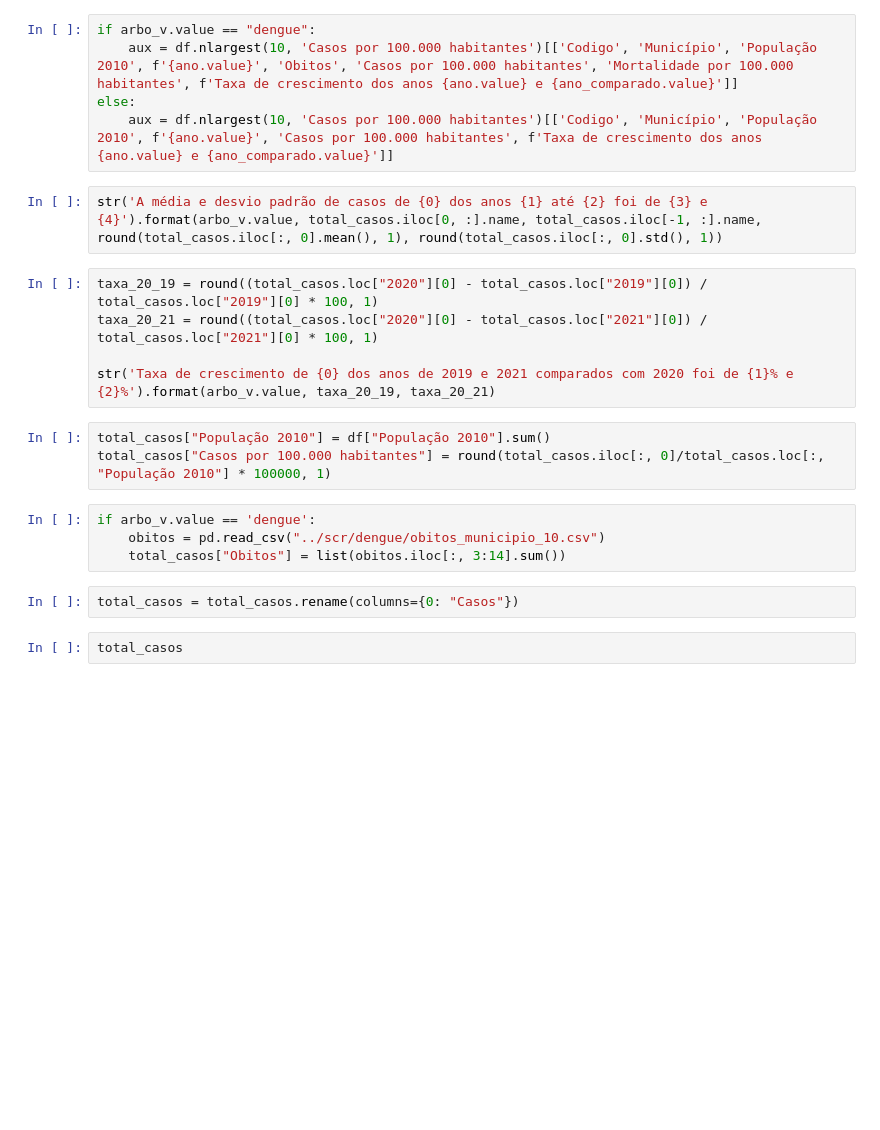
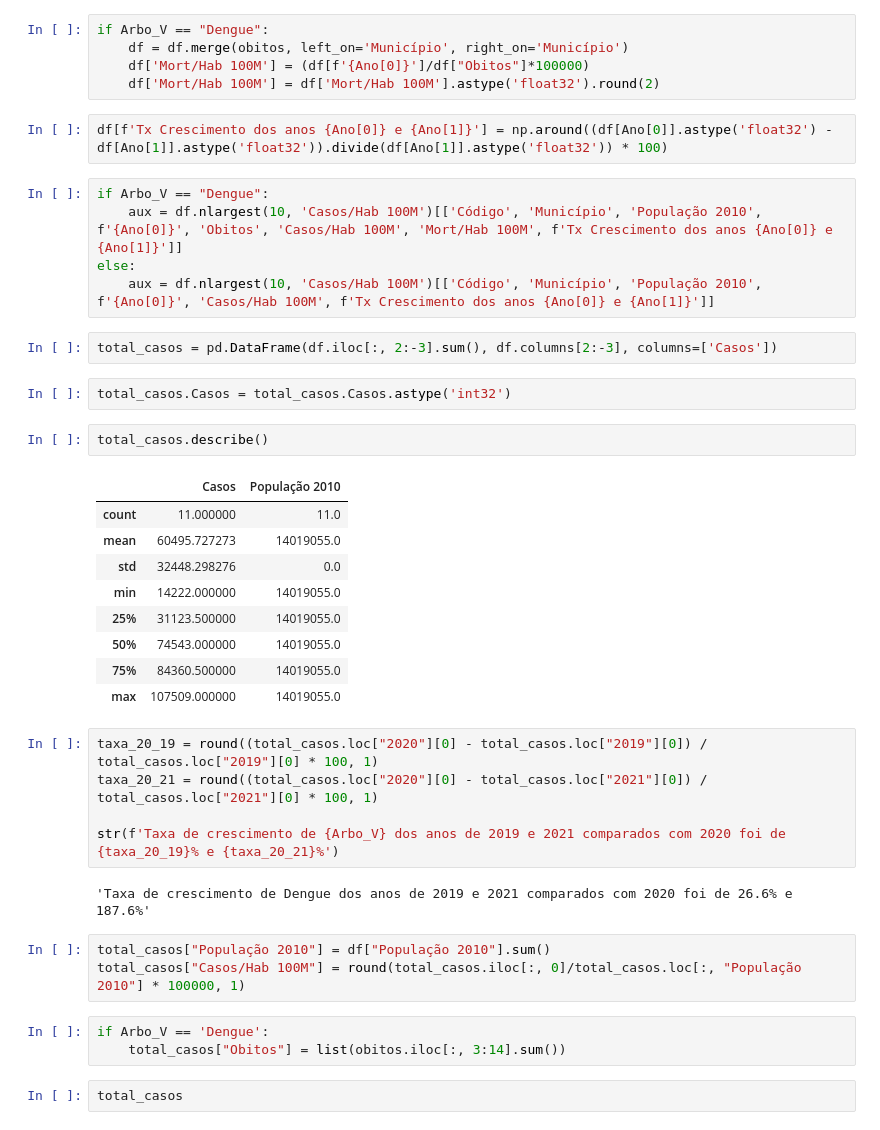
Before and after one commit to MatBrands/Modelagem-ArboBA, a Jupyter notebook: Notebooks/Scripts/tab.ipynb, the cells around one changed output. Saved outputs shown, nothing was run; the diff lists cells and outputs as text; blank space fills up the shorter version.

```diff
--- a/Notebooks/Scripts/tab.ipynb
+++ b/Notebooks/Scripts/tab.ipynb
@@ -93,24 +16,44 @@ df[f'Taxa de crescimento dos anos {ano.value} e {ano_comparado.value}'] = round(
+# %%
+if Arbo_V == "Dengue":
+    df = df.merge(obitos, left_on='Município', right_on='Município')
+    df['Mort/Hab 100M'] = (df[f'{Ano[0]}']/df["Obitos"]*100000)
+    df['Mort/Hab 100M'] = df['Mort/Hab 100M'].astype('float32').round(2)
+# %%
+df[f'Tx Crescimento dos anos {Ano[0]} e {Ano[1]}'] = np.around((df[Ano[0]].astype('float32') - df[Ano[1]].astype('float32')).divide(df[Ano[1]].astype('float32')) * 100)
 # %%
-if arbo_v.value == "dengue":
-    aux = df.nlargest(10, 'Casos por 100.000 habitantes')[['Codigo', 'Município', 'População 2010', f'{ano.value}', 'Obitos', 'Casos por 100.000 habitantes', 'Mortalidade por 100.000 habitantes', f'Taxa de crescimento dos anos {ano.value} e {ano_comparado.value}']]
+if Arbo_V == "Dengue":
+    aux = df.nlargest(10, 'Casos/Hab 100M')[['Código', 'Município', 'População 2010', f'{Ano[0]}', 'Obitos', 'Casos/Hab 100M', 'Mort/Hab 100M', f'Tx Crescimento dos anos {Ano[0]} e {Ano[1]}']]
 else:
-    aux = df.nlargest(10, 'Casos por 100.000 habitantes')[['Codigo', 'Município', 'População 2010', f'{ano.value}', 'Casos por 100.000 habitantes', f'Taxa de crescimento dos anos {ano.value} e {ano_comparado.value}']]
+    aux = df.nlargest(10, 'Casos/Hab 100M')[['Código', 'Município', 'População 2010', f'{Ano[0]}', 'Casos/Hab 100M', f'Tx Crescimento dos anos {Ano[0]} e {Ano[1]}']]
-# %%
-str('A média e desvio padrão de casos de {0} dos anos {1} até {2} foi de {3} e {4}').format(arbo_v.value, total_casos.iloc[0, :].name, total_casos.iloc[-1, :].name, round(total_casos.iloc[:, 0].mean(), 1), round(total_casos.iloc[:, 0].std(), 1))
+# %%
+total_casos = pd.DataFrame(df.iloc[:, 2:-3].sum(), df.columns[2:-3], columns=['Casos'])
+# %%
+total_casos.Casos = total_casos.Casos.astype('int32')
+# %%
+total_casos.describe()
+# %% [output]
+|  | Casos | População 2010 |
+| count | 11.000000 | 11.0 |
+| mean | 60495.727273 | 14019055.0 |
+| std | 32448.298276 | 0.0 |
+| min | 14222.000000 | 14019055.0 |
+| 25% | 31123.500000 | 14019055.0 |
+| 50% | 74543.000000 | 14019055.0 |
+| 75% | 84360.500000 | 14019055.0 |
+| max | 107509.000000 | 14019055.0 |
 # %%
 taxa_20_19 = round((total_casos.loc["2020"][0] - total_casos.loc["2019"][0]) / total_casos.loc["2019"][0] * 100, 1)
 taxa_20_21 = round((total_casos.loc["2020"][0] - total_casos.loc["2021"][0]) / total_casos.loc["2021"][0] * 100, 1)
 
-str('Taxa de crescimento de {0} dos anos de 2019 e 2021 comparados com 2020 foi de {1}% e {2}%').format(arbo_v.value, taxa_20_19, taxa_20_21)
+str(f'Taxa de crescimento de {Arbo_V} dos anos de 2019 e 2021 comparados com 2020 foi de {taxa_20_19}% e {taxa_20_21}%')
+# %% [output]
+'Taxa de crescimento de Dengue dos anos de 2019 e 2021 comparados com 2020 foi de 26.6% e 187.6%'
 # %%
 total_casos["População 2010"] = df["População 2010"].sum()
-total_casos["Casos por 100.000 habitantes"] = round(total_casos.iloc[:, 0]/total_casos.loc[:, "População 2010"] * 100000, 1)
+total_casos["Casos/Hab 100M"] = round(total_casos.iloc[:, 0]/total_casos.loc[:, "População 2010"] * 100000, 1)
 # %%
-if arbo_v.value == 'dengue':
-    obitos = pd.read_csv("../scr/dengue/obitos_municipio_10.csv")
+if Arbo_V == 'Dengue':
     total_casos["Obitos"] = list(obitos.iloc[:, 3:14].sum())
-# %%
-total_casos = total_casos.rename(columns={0: "Casos"})
 # %%
 total_casos
 # %%
```
Also changed, not shown: parts of 16 cells of this notebook, 19 other files.
